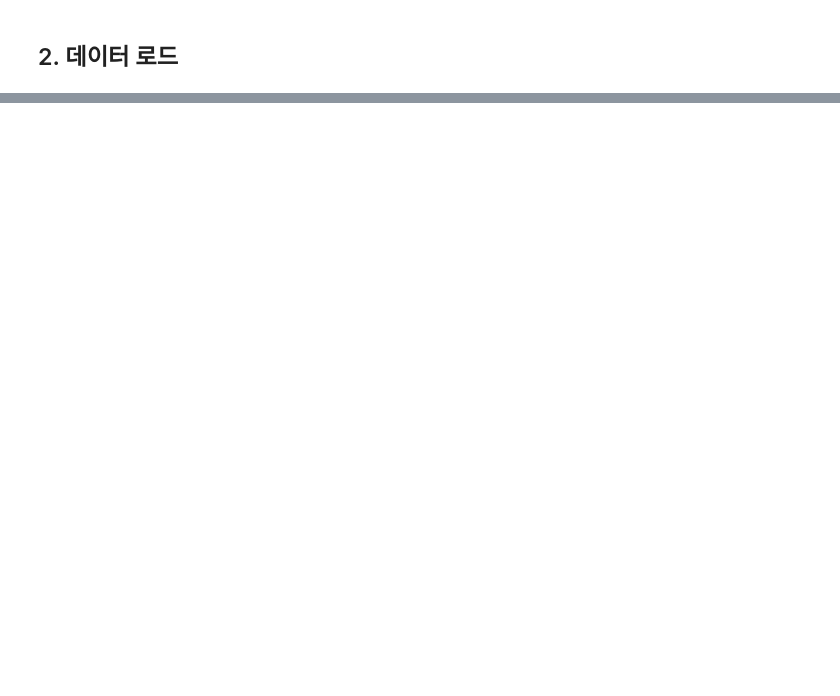
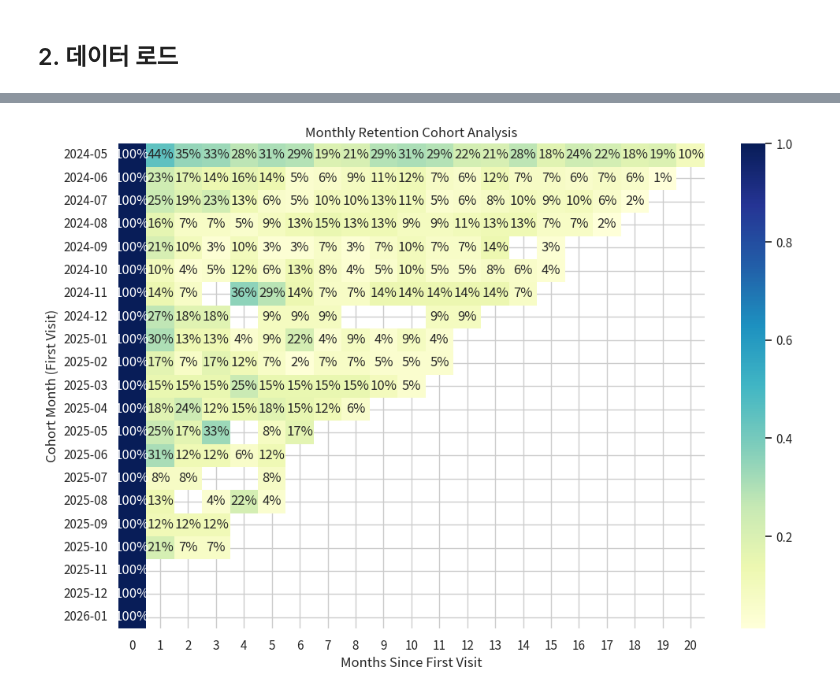
Before and after one commit to KnellBalm/Access_Analysis, a Jupyter notebook: KoRoad_Inner_Portal_Access.ipynb, the cells around one changed output, grey strips where cells are left out. Saved outputs shown, nothing was run; the diff lists cells and outputs as text; code cells hidden in the pictures; blank space fills up the shorter version.

```diff
--- a/KoRoad_Inner_Portal_Access.ipynb
+++ b/KoRoad_Inner_Portal_Access.ipynb
@@ -68,0 +225,27 @@ df.describe(include='all')
+# %%
+# 1. 각 사용자의 첫 방문일 계산
+df['order_month'] = df['job_dt'].dt.to_period('M')
+df['first_visit_month'] = df.groupby('oprtr_id')['job_dt'].transform('min').dt.to_period('M')
+
+# 2. 코호트별 사용자 수 집계
+cohort_data = df.groupby(['first_visit_month', 'order_month']).agg(n_customers=('oprtr_id', 'nunique')).reset_index()
+
+# 3. 기간 차이(Month Index) 계산
+cohort_data['month_index'] = (cohort_data['order_month'] - cohort_data['first_visit_month']).apply(lambda x: x.n)
+
+# 4. 리텐션 피벗 테이블 생성
+cohort_pivot = cohort_data.pivot_table(index='first_visit_month', columns='month_index', values='n_customers')
+
+# 5. 리텐션 비율(%) 계산
+cohort_size = cohort_pivot.iloc[:, 0]
+retention_matrix = cohort_pivot.divide(cohort_size, axis=0)
+
+# 시각화 (Heatmap)
+plt.figure(figsize=(12, 8))
+sns.heatmap(retention_matrix, annot=True, fmt='.0%', cmap='YlGnBu')
+plt.title('Monthly Retention Cohort Analysis')
+plt.ylabel('Cohort Month (First Visit)')
+plt.xlabel('Months Since First Visit')
+plt.show()
+# %% [output]
+[figure, added]
```
Also changed, not shown: parts of 29 cells of this notebook, 8 other files.
